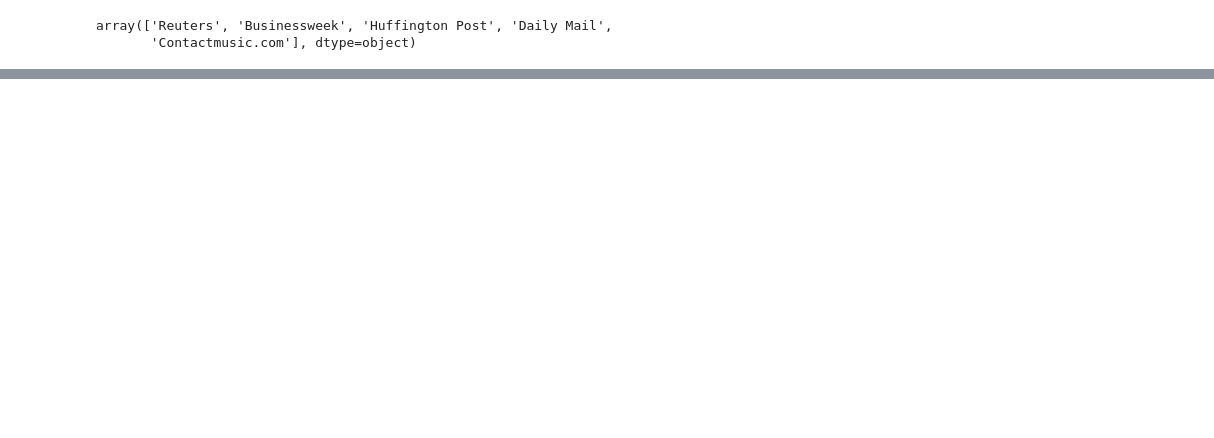
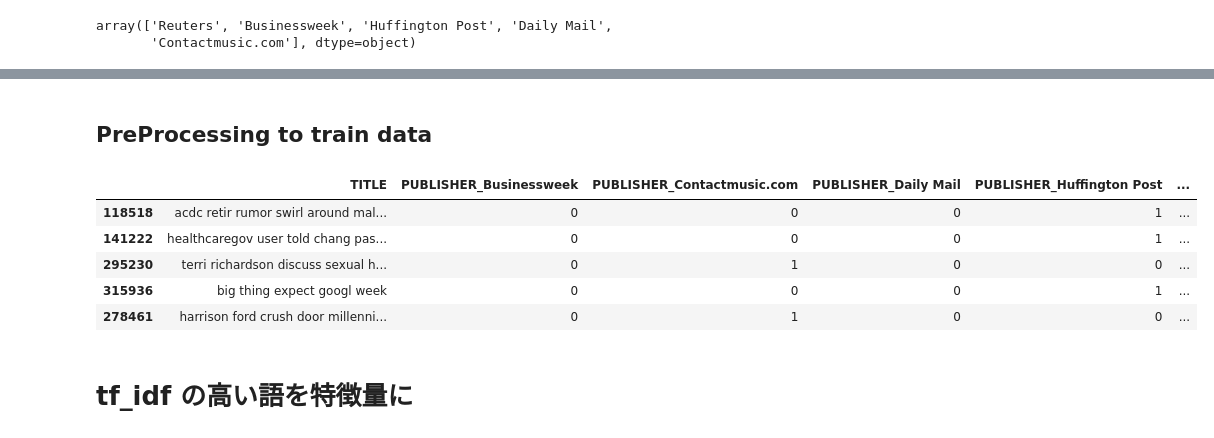
Before and after one commit to Ueeek/100Knock, a Jupyter notebook: Ch06 new/Chapter06.ipynb, the cells around one changed output, grey strips where cells are left out. Drawn from its saved outputs; the diff is of its cells as text; code cells hidden in the pictures; blank space fills up the shorter version.

```diff
--- a/Ch06 new/Chapter06.ipynb
+++ b/Ch06 new/Chapter06.ipynb
@@ -105,0 +254,12 @@ train_target = train_data["CATEGORY"]
+# %%
+def preprocess_str(s):
+    s = remove_num(s)
+    s = remove_punc(s)
+    s = s.lower()
+    s = remove_stop_word(s)
+    s = stem_word(s)
+    return s
+# %%
+def preprocess_title(df):
+    df["TITLE"] = df["TITLE"].apply(preprocess_str)
+    return df
@@ -105,0 +270,18 @@ train_target = train_data["CATEGORY"]
+# %% [markdown]
+## PreProcessing to train data
+# %%
+train_feature=dummy_publisher(train_feature)
+train_feature = dummy_hostname(train_feature)
+# %%
+train_feature = preprocess_title(train_feature)
+# %%
+train_feature.head()
+# %% [output]
+|  | TITLE | PUBLISHER_Businessweek | PUBLISHER_Contactmusic.com | PUBLISHER_Daily Mail | PUBLISHER_Huffington Post | ... |
+| 118518 | acdc retir rumor swirl around mal... | 0 | 0 | 0 | 1 | ... |
+| 141222 | healthcaregov user told chang pas... | 0 | 0 | 0 | 1 | ... |
+| 295230 | terri richardson discuss sexual h... | 0 | 1 | 0 | 0 | ... |
+| 315936 | big thing expect googl week | 0 | 0 | 0 | 1 | ... |
+| 278461 | harrison ford crush door millenni... | 0 | 1 | 0 | 0 | ... |
+# %% [markdown]
+# tf_idf の高い語を特徴量に
```
Also changed, not shown: parts of 74 cells of this notebook, 2 other files.
